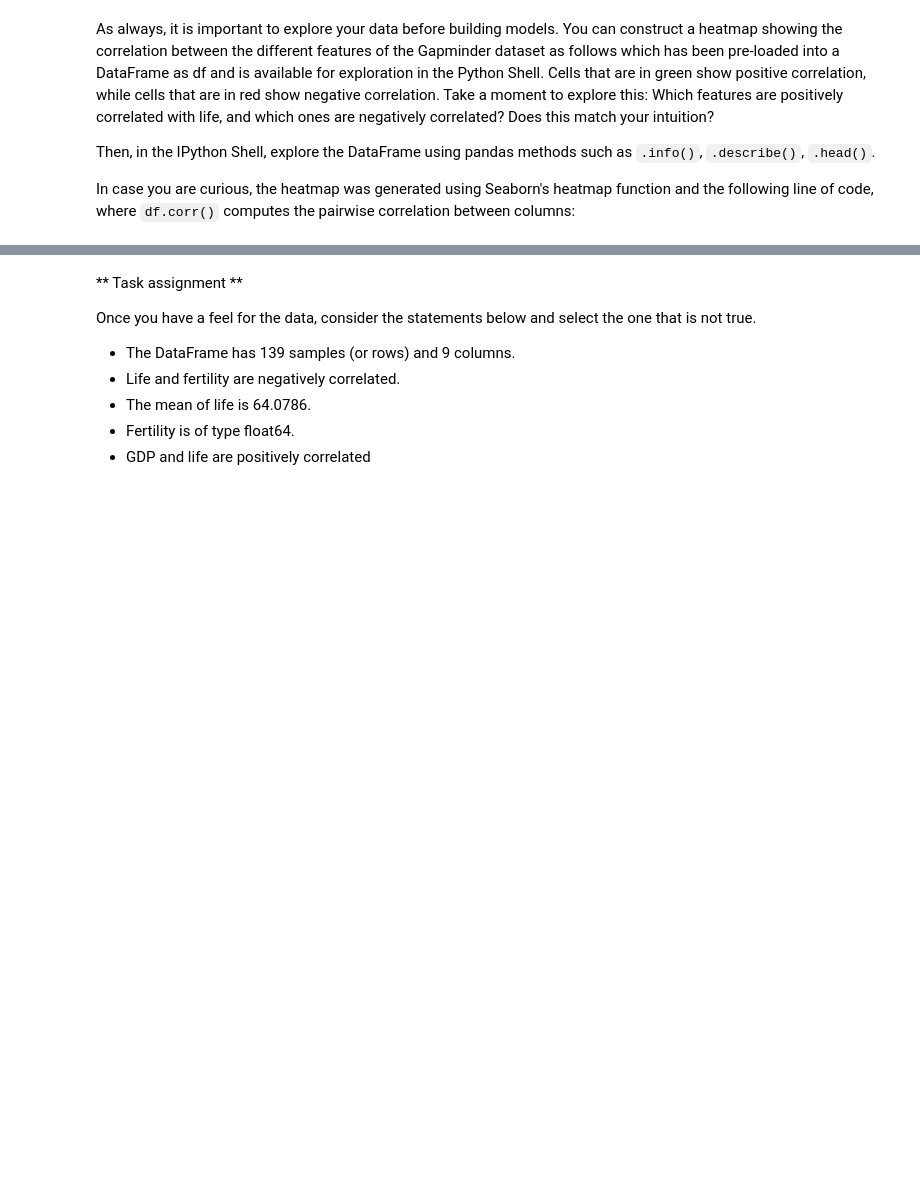
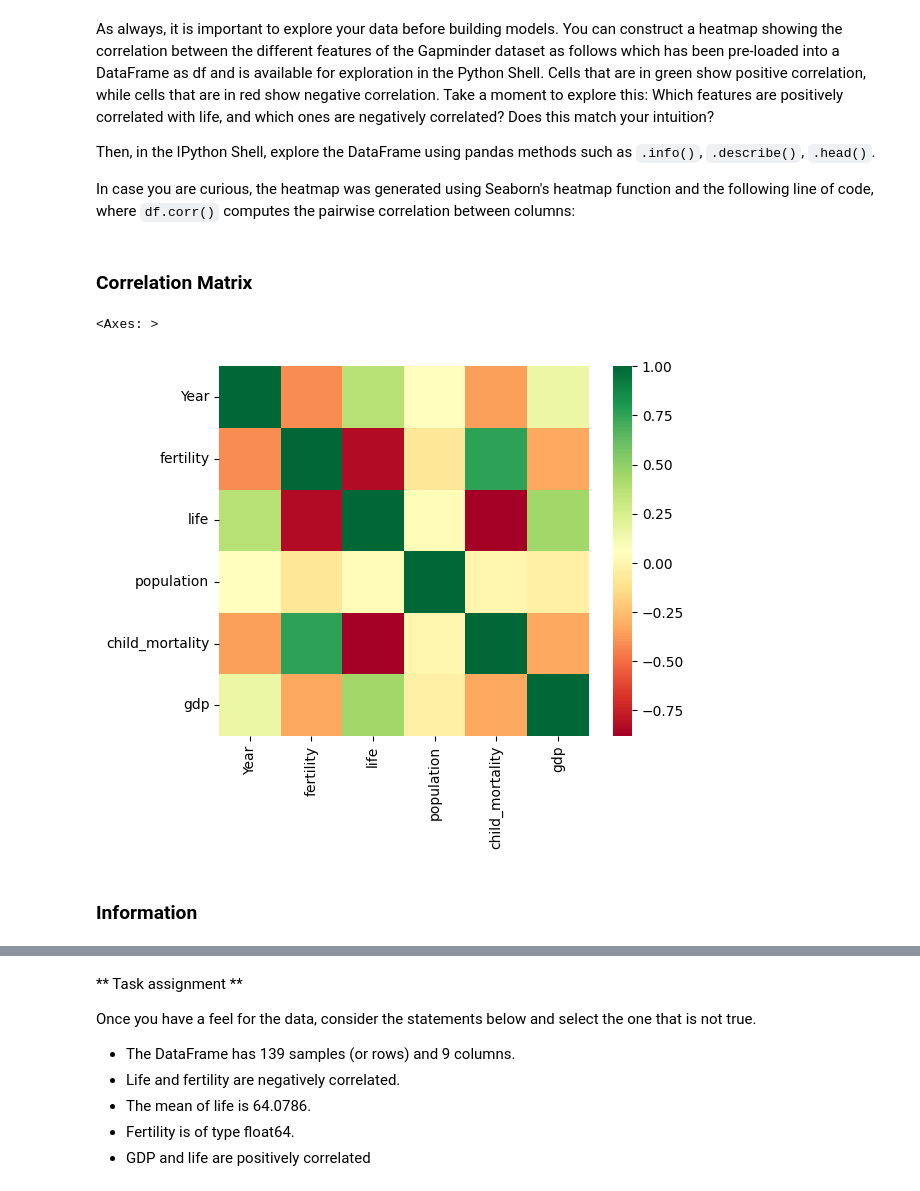
Before and after one commit to onlybuzy/Homework_VA_25, a Jupyter notebook: regression.ipynb, the cells around one changed output, grey strips where cells are left out. Saved outputs shown, nothing was run; the diff lists cells and outputs as text; code cells hidden in the pictures; blank space fills up the shorter version.

```diff
--- a/regression.ipynb
+++ b/regression.ipynb
@@ -17,3 +17,12 @@ Before that, however, you need to import the data and get it into the form neede
 * Read the file './data/gapminder_tidy.csv' into a DataFrame df using the `read_csv()` function.
 * Create array `X` for the 'fertility' feature and array y for the 'life' target variable.
 * Reshape the arrays by using the `.reshape()` method and passing in -1 and 1.
+# %%
+# Import numpy and pandas
+import numpy as np
+import pandas as pd
+# Read the CSV file into a DataFrame: df
+df = pd.read_csv('data/gapminder_tidy.csv')
+df = df.fillna(0)
+
+df.sample(1)
@@ -20,23 +32,15 @@ Before that, however, you need to import the data and get it into the form neede
 # %%
-# Import numpy and pandas
-____
-____
-
-# Read the CSV file into a DataFrame: df
-df = ____
-df = df.fillna(0)
-
 # Create arrays for features and target variable
-y = ____
-X = ____
+y = df['life'].to_numpy()
+X = df['fertility'].to_numpy()
 
 # Print the dimensions of X and y before reshaping
 print("Dimensions of y before reshaping: {}".format(y.shape))
 print("Dimensions of X before reshaping: {}".format(X.shape))
 
 # Reshape X and y
-y = ____
-X = ____
+y = y.reshape(-1,1)
+X = X.reshape(-1,1)
 
 # Print the dimensions of X and y after reshaping
 print("Dimensions of y after reshaping: {}".format(y.shape))
@@ -49,9 +58,18 @@ As always, it is important to explore your data before building models. You can
 Then, in the IPython Shell, explore the DataFrame using pandas methods such as `.info()`, `.describe()`, `.head()`.
 
 In case you are curious, the heatmap was generated using Seaborn's heatmap function and the following line of code, where `df.corr()` computes the pairwise correlation between columns:
+# %% [markdown]
+### Correlation Matrix
 # %%
 from IPython.display import Image
 %matplotlib inline
 
 import seaborn as sns
-sns.heatmap(df.corr(), square=True, cmap='RdYlGn')
+
+num_data=df.select_dtypes(include=['float64', 'int64'])
+sns.heatmap(num_data.corr(), square=True, cmap='RdYlGn')
+# %% [output]
+<Axes: >
+[figure, added]
+# %% [markdown]
+### Information
```
Also changed, not shown: parts of 35 cells of this notebook, 1 other file.
